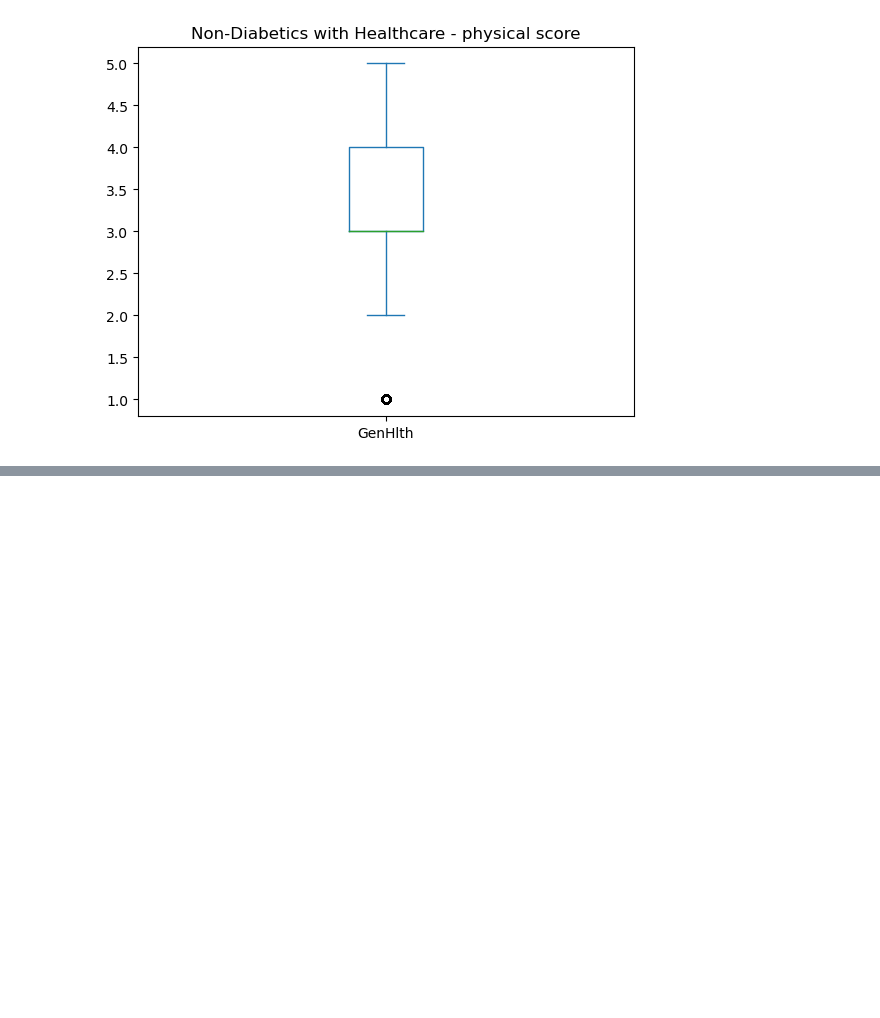
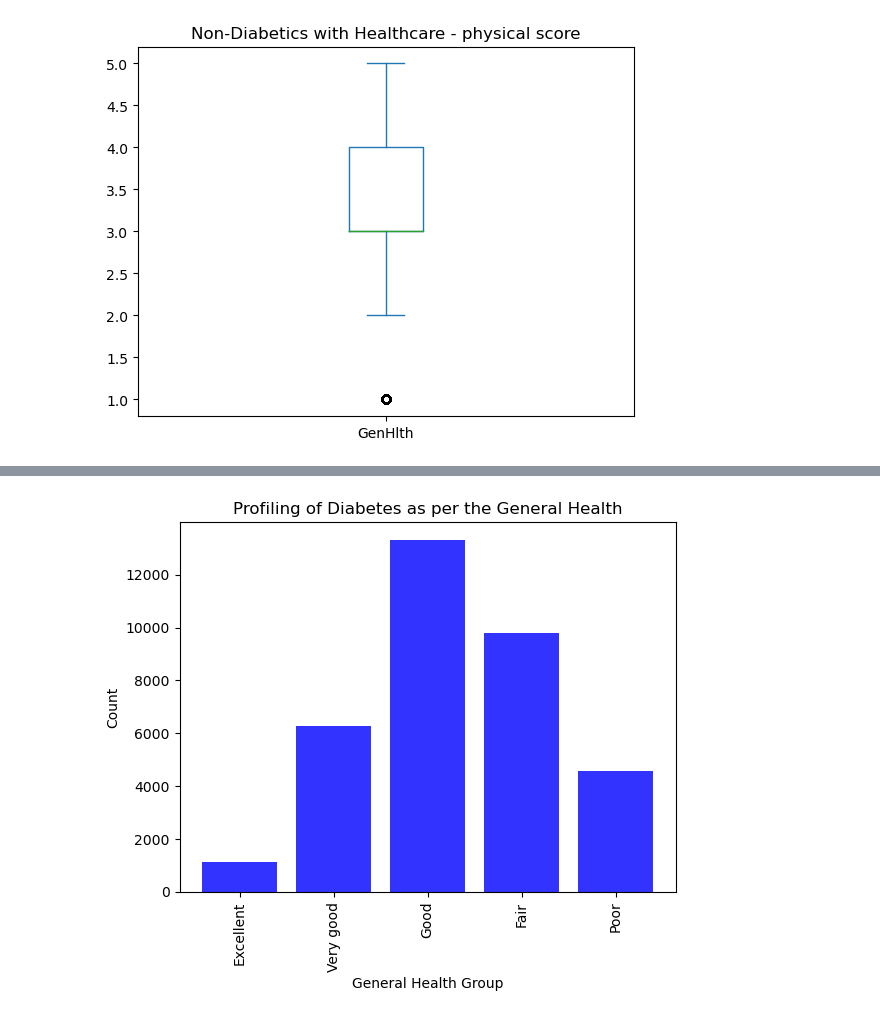
Before and after one commit to michaelz-id/project_1, a Jupyter notebook: Project1_testfile.ipynb, the cells around one changed output, grey strips where cells are left out. Cells and saved outputs as stored; diff of their text form; code cells hidden in the pictures; blank space fills up the shorter version.

```diff
--- a/Project1_testfile.ipynb
+++ b/Project1_testfile.ipynb
@@ -653,0 +724,4 @@ diabetes_gen_health_diabetes4['GenHlth'].plot(kind='box', title='Non-Diabetics w
+# %%
+# To remove the duplicated values
+health_indicator_df.drop_duplicates(inplace = True)
+len(health_indicator_df)
@@ -653,0 +884,14 @@ diabetes_gen_health_diabetes4['GenHlth'].plot(kind='box', title='Non-Diabetics w
+# %%
+#General Health and Diabetes
+generalhealth_diabetes_df = health_indicator_df[["Diabetes_binary","GenHlth"]]
+generalhealth_diabetes_df
+
+genhlth_diabetes= generalhealth_diabetes_df
+#set range for GenHlth
+bins = [0,1,2,3,4,5]
+#name the ranges
+group_names=['Excellent','Very good','Good','Fair','Poor']
+#new column
+genhlth_diabetes['GenHlth_GROUP']=pd.cut( generalhealth_diabetes_df['GenHlth'],bins,labels=group_names)
+
+genhlth_diabetes
@@ -653,0 +917,5 @@ diabetes_gen_health_diabetes4['GenHlth'].plot(kind='box', title='Non-Diabetics w
+# %%
+#filter to only Diabetes
+genhlth_diabetes_df = genhlth_diabetes.loc[genhlth_diabetes['Diabetes_binary'] == 1]
+genhlth_diabetes_df = genhlth_diabetes_df.loc[:, ["Diabetes_binary","GenHlth","GenHlth_GROUP"]]
+genhlth_diabetes_df
@@ -653,0 +936,6 @@ diabetes_gen_health_diabetes4['GenHlth'].plot(kind='box', title='Non-Diabetics w
+# %%
+#group by GenHlth_Group
+genhlth_diabetes = genhlth_diabetes_df.groupby('GenHlth_GROUP')
+
+genhlth_diabetes_count= genhlth_diabetes['GenHlth_GROUP'].count()
+genhlth_diabetes_count
@@ -653,0 +950,17 @@ diabetes_gen_health_diabetes4['GenHlth'].plot(kind='box', title='Non-Diabetics w
+# %%
+#Bar Chart for the General health group with Diabetes count
+
+x_axis =genhlth_diabetes_count.index.values
+x_axis
+y_axis = genhlth_diabetes_count.values
+y_axis
+plt.bar(x_axis, y_axis, color='b', alpha=0.8, align='center')
+
+# Set the xlabel and ylabel, title using class methods
+plt.title("Profiling of Diabetes as per the General Health")
+plt.xlabel("General Health Group")
+plt.ylabel("Count")
+plt.xticks(rotation="vertical")
+plt.show()
+# %% [output]
+[figure, added]
```
Also changed, not shown: parts of 67 cells of this notebook.
